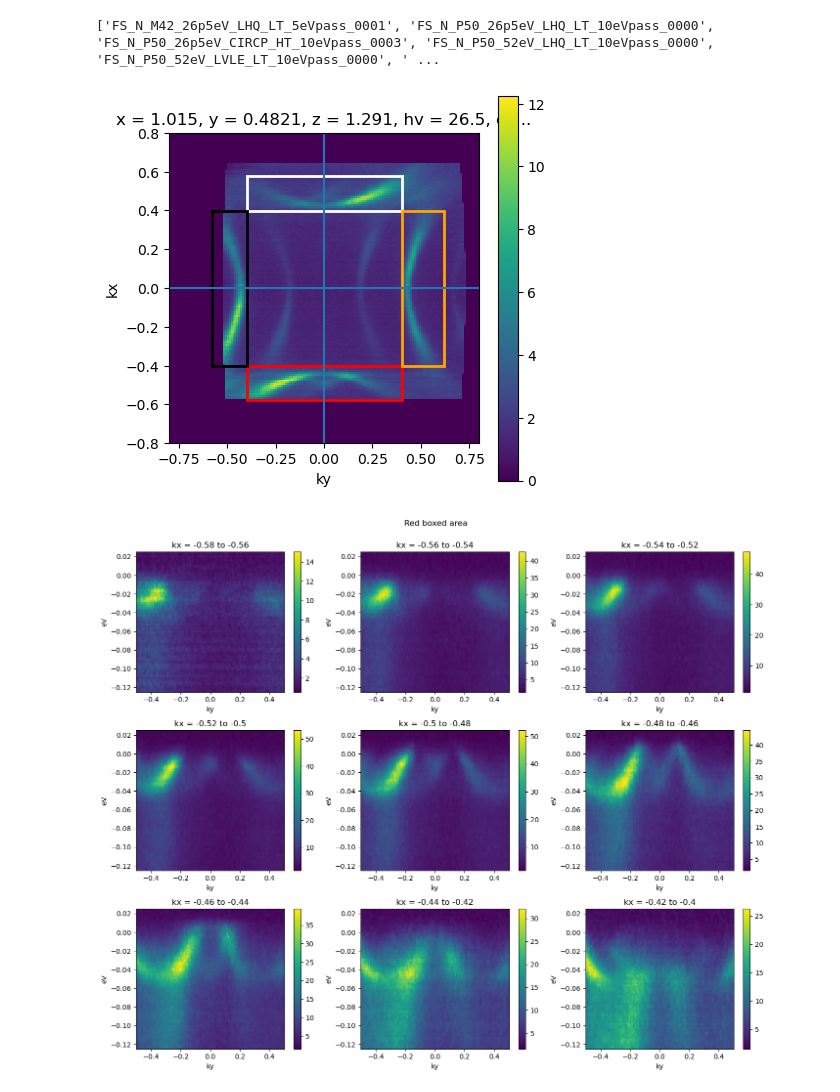
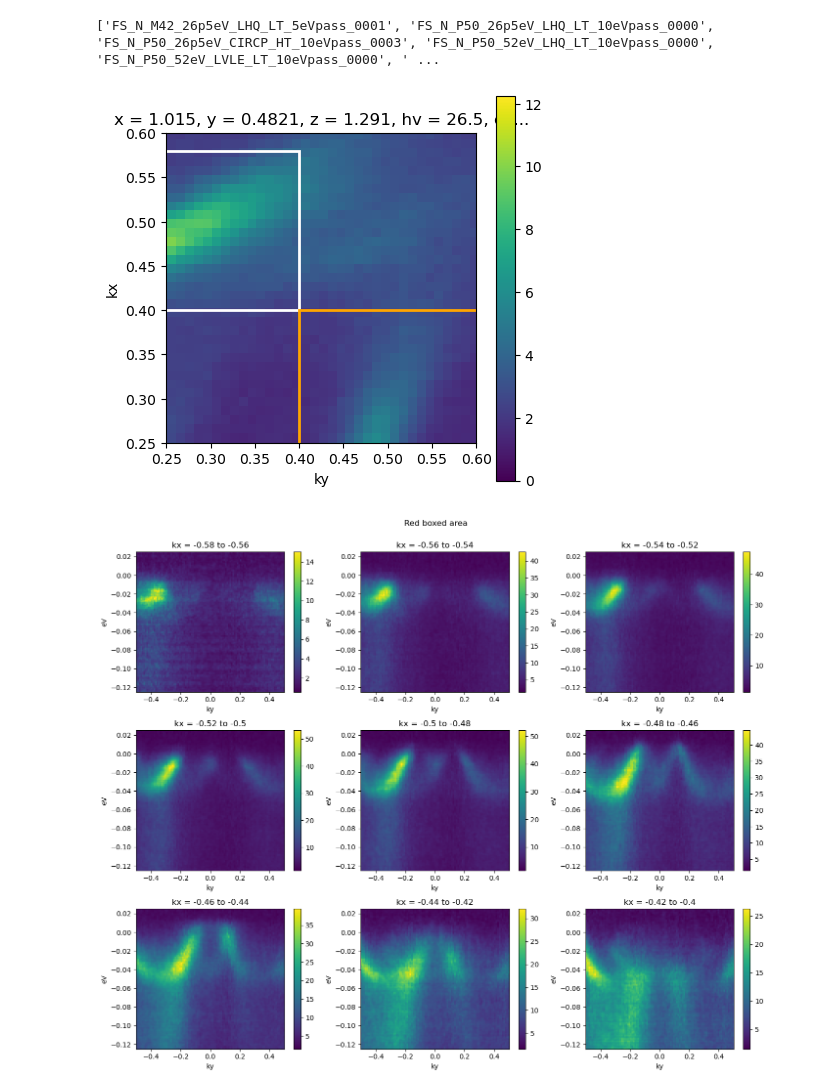
Before and after one commit to hellbrue/psi_arpes_scripts, a Jupyter notebook: scripts_francesco/analysis_FB.ipynb, the cells around one changed output. Cells and saved outputs as stored; diff of their text form; code cells hidden in the pictures.

```diff
--- a/scripts_francesco/analysis_FB.ipynb
+++ b/scripts_francesco/analysis_FB.ipynb
@@ -203,34 +203,37 @@ scan = bi2223_data_list[good_scans[0]]
 
 # corrected_data.S.fermi_surface.plot(ax = ax)
 # fig, ax = plt.subplots()
 # scan.S.fermi_surface.plot(ax = ax)
 # rect_b = patches.Rectangle((-0.4, -0.58), 0.8, 0.18, linewidth=2, edgecolor='r', facecolor='none')
 # rect_t = patches.Rectangle((-0.4, 0.4), 0.8, 0.18, linewidth=2, edgecolor='w', facecolor='none')
 # rect_l = patches.Rectangle((-0.58, -0.4), 0.18, 0.8, linewidth=2, edgecolor='k', facecolor='none')
 # rect_r = patches.Rectangle((0.4, -0.4), 0.22, 0.8, linewidth=2, edgecolor='orange', facecolor='none')
 
 
 fig, ax = plt.subplots(figsize = (5,5))
 
 scan.S.fermi_surface.plot(ax = ax)
 
 rect_b = patches.Rectangle((-0.4, -0.58), 0.8, 0.18, linewidth=2, edgecolor='r', facecolor='none')
 rect_t = patches.Rectangle((-0.4, 0.4), 0.8, 0.18, linewidth=2, edgecolor='w', facecolor='none')
 rect_l = patches.Rectangle((-0.58, -0.4), 0.18, 0.8, linewidth=2, edgecolor='k', facecolor='none')
 rect_r = patches.Rectangle((0.4, -0.4), 0.22, 0.8, linewidth=2, edgecolor='orange', facecolor='none')
 ax.add_patch(rect_b)
 ax.add_patch(rect_t)
 ax.add_patch(rect_l)
 ax.add_patch(rect_r)
 ax.axvline(0)
 ax.axhline(0)
 
 ax.set_xlim([-.8, 0.8])
 ax.set_ylim([-.8, 0.8])
+
+ax.set_xlim([.25, 0.6])
+ax.set_ylim([0.25, 0.6])
 ax.set_aspect('equal')
 plt.show()
 # %% [output]
-[figure, old version]
+[figure, new version]
 # %%
 fig, ax = plt.subplots(3, 3, figsize=(14, 12))
 kx_list = np.arange(-0.58, -0.4, 0.02)
```
Also changed, not shown: parts of 7 cells of this notebook.
